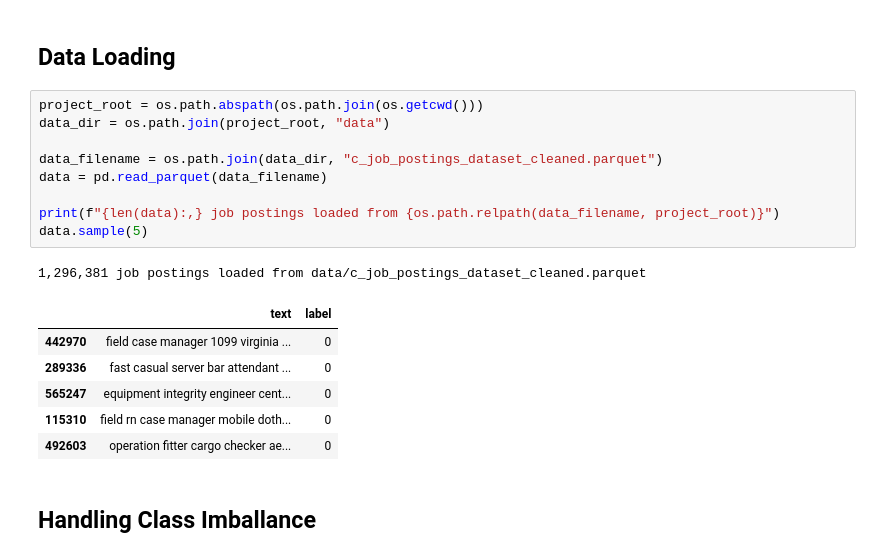
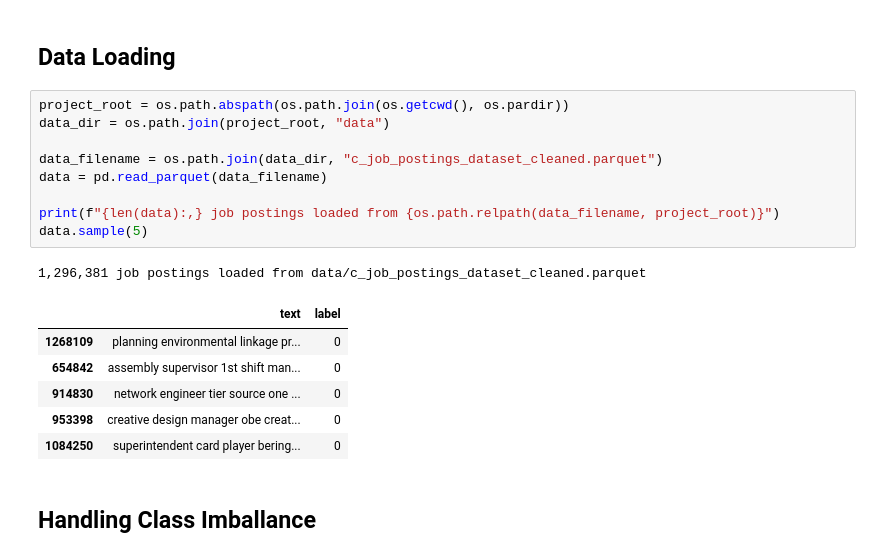
Before and after one commit to denpalrius/ai-ml-job-trends, a Jupyter notebook: experiments/f_pretrained_models.ipynb, the cells around one changed output. Saved outputs shown, nothing was run; the diff lists cells and outputs as text.

```diff
--- a/experiments/f_pretrained_models.ipynb
+++ b/experiments/f_pretrained_models.ipynb
@@ -81,22 +81,22 @@ warnings.filterwarnings("ignore", category=FutureWarning, module="sklearn")
 # %% [markdown]
 ## Data Loading
 # %%
-project_root = os.path.abspath(os.path.join(os.getcwd()))
+project_root = os.path.abspath(os.path.join(os.getcwd(), os.pardir))
 data_dir = os.path.join(project_root, "data")
 
 data_filename = os.path.join(data_dir, "c_job_postings_dataset_cleaned.parquet")
 data = pd.read_parquet(data_filename)
 
 print(f"{len(data):,} job postings loaded from {os.path.relpath(data_filename, project_root)}")
 data.sample(5)
 # %% [output]
 1,296,381 job postings loaded from data/c_job_postings_dataset_cleaned.parquet
 |  | text | label |
-| 442970 | field case manager 1099 virginia ... | 0 |
-| 289336 | fast casual server bar attendant ... | 0 |
-| 565247 | equipment integrity engineer cent... | 0 |
-| 115310 | field rn case manager mobile doth... | 0 |
-| 492603 | operation fitter cargo checker ae... | 0 |
+| 1268109 | planning environmental linkage pr... | 0 |
+| 654842 | assembly supervisor 1st shift man... | 0 |
+| 914830 | network engineer tier source one ... | 0 |
+| 953398 | creative design manager obe creat... | 0 |
+| 1084250 | superintendent card player bering... | 0 |
 # %% [markdown]
 ## Handling Class Imballance
 # %%
```
Also changed, not shown: parts of 9 cells of this notebook, 1 other file.
